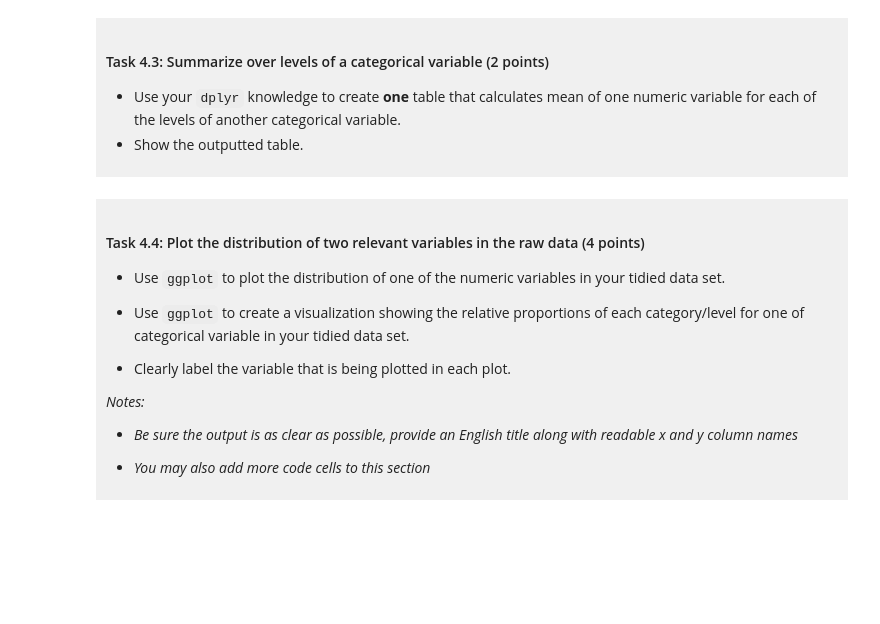
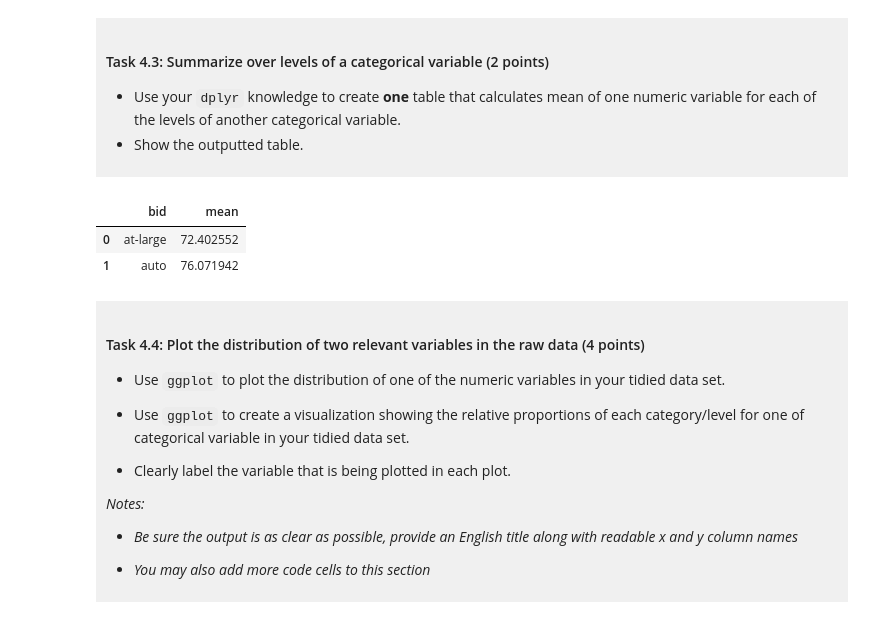
Before and after one commit to kristy1380/dsci-100-project-kristy, a Jupyter notebook: dsci-100-project-notebook.ipynb, the cells around one changed output. Saved outputs shown, nothing was run; the diff lists cells and outputs as text; code cells hidden in the pictures; blank space fills up the shorter version.

```diff
--- a/dsci-100-project-notebook.ipynb
+++ b/dsci-100-project-notebook.ipynb
@@ -263,7 +288,11 @@ You will refine your research question (if needed) and produce a tidy data set.
 - Show the outputted table.
 </div>
 # %%
-### EDIT THIS CODE CELL ###
+womens_tidy.groupby("bid")["total_wins_pct"].agg(["mean"]).reset_index()
+# %% [output]
+|  | bid | mean |
+| 0 | at-large | 72.402552 |
+| 1 | auto | 76.071942 |
 # %% [markdown]
 <div style="background-color: #f0f0f0; padding: 10px;">
 
```
Also changed, not shown: parts of 12 cells of this notebook.
